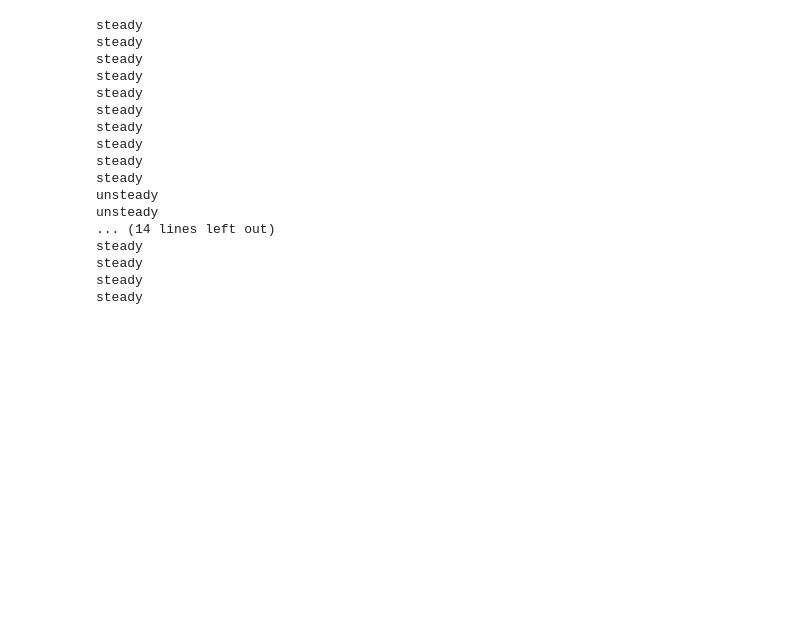
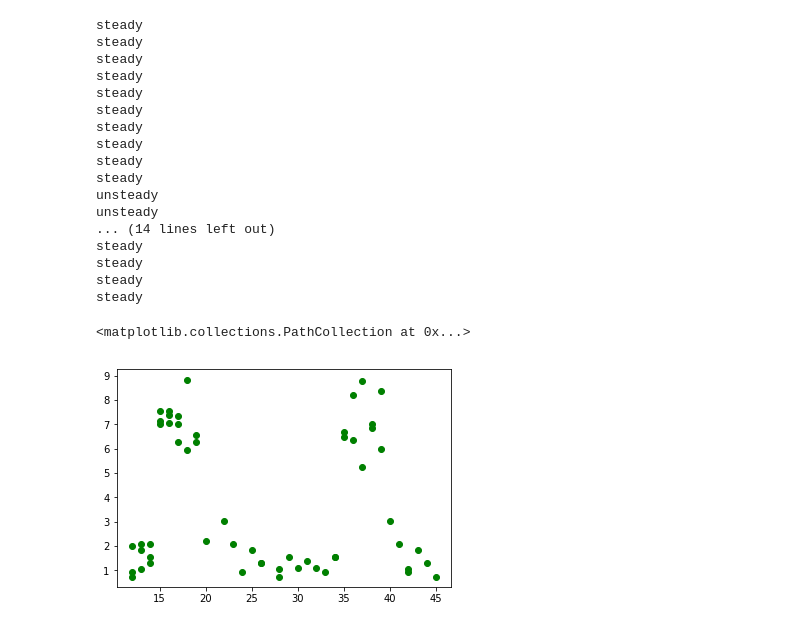
Before and after one commit to madushadhanushka/driverprofile, a Jupyter notebook: Genetic.ipynb, the cells around one changed output. Drawn from its saved outputs; the diff is of its cells as text; code cells hidden in the pictures; blank space fills up the shorter version.

```diff
--- a/Genetic.ipynb
+++ b/Genetic.ipynb
@@ -300,3 +300,10 @@ steady
 steady
 steady
 steady
+# %%
+df_time = pd.read_csv("/Users/dhanushka/Desktop/mydata/fypit/anaconda/data/segmantingtime.csv")
+segments_time_data = 1/df_time['sdX']/df_time['sdY']
+plt.scatter(df_time['distance'], segments_time_data,color='green')
+# %% [output]
+<matplotlib.collections.PathCollection at 0x...>
+[figure, added]
```
Also changed, not shown: parts of 5 cells of this notebook, 5 other files.
